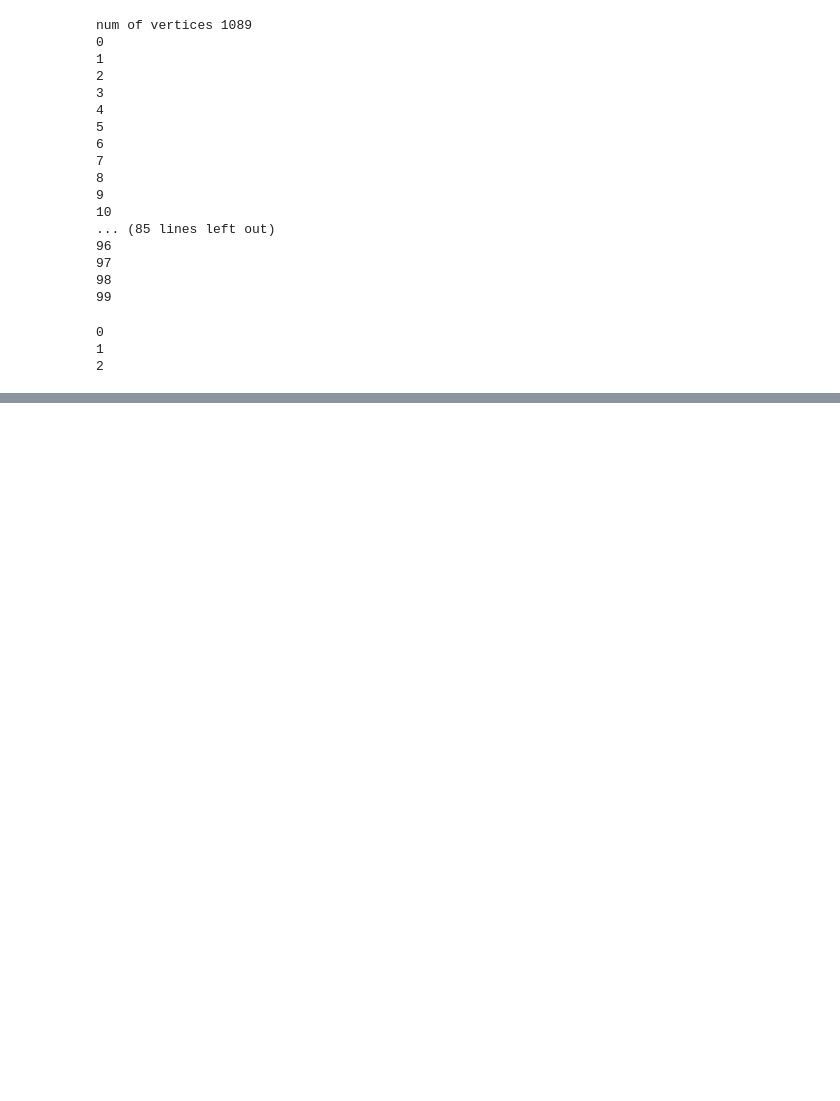
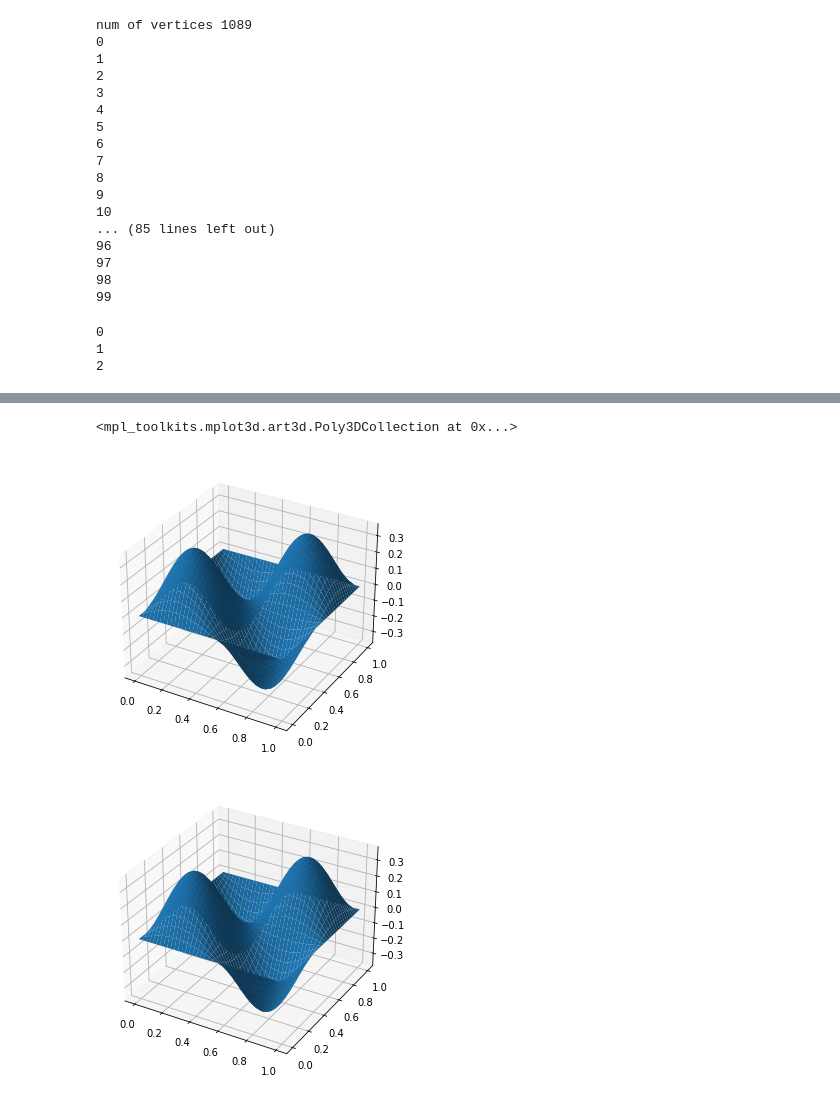
Before and after one commit to yl602019618/Heat_Control, a Jupyter notebook: main/POMDP/SFNO/Untitled-1.ipynb, the cells around one changed output, grey strips where cells are left out. Drawn from its saved outputs; the diff is of its cells as text; code cells hidden in the pictures; blank space fills up the shorter version.

```diff
--- a/main/POMDP/SFNO/Untitled-1.ipynb
+++ b/main/POMDP/SFNO/Untitled-1.ipynb
@@ -246,0 +277,71 @@ tensor([[0.7366],
+# %%
+import numpy as np
+from numpy import sin,cos,pi,exp
+import torch
+from model import Heat_forward
+def ture_u(x,y,t):
+    return np.sin(2*np.pi*x)*np.sin(2*np.pi*y)*np.exp(-t)
+
+def init_u(x,y):
+    return np.sin(2*np.pi*x)*np.sin(2*np.pi*y)
+
+def source(x,y,t):
+    k =1/16
+    return (-1+k*8*np.pi**2)*np.sin(2*np.pi*x)*np.sin(2*np.pi*y)*np.exp(-t)
+
+n_x = 40
+n_y = 40
+domain = [0,1,0,1]
+T = 1
+n_t  = 100
+x = np.linspace(domain[0],domain[1],n_x)
+y = np.linspace(domain[2],domain[3],n_y)
+t= np.linspace(0,T,n_t)
+dx = (domain[1] - domain[0])/n_x
+dy = (domain[3] - domain[2])/n_y
+dt = T/n_t
+alpha = 1/16
+r = alpha*dt/dx/dx
+fdm = Heat_forward(n_x =n_x,dt = dt , alpha = alpha)
+
+
+U = torch.Tensor(np.zeros((len(x),len(y),len(t),1)))
+
+node = (len(x))*(len(y))   #自由度个数
+
+
+#定义初值
+X,Y = np.meshgrid(x,y)
+
+U[:,:,0,0] = torch.Tensor(init_u(X,Y))
+
+
+time = 0
+
+for i in range(n_t-1):
+    time = time+dt
+    f_old = torch.Tensor(source(X,Y,time-dt)).unsqueeze(-1)
+    f_new = torch.Tensor(source(X,Y,time)).unsqueeze(-1)
+    input = torch.cat((f_old,U[:,:,i,:],f_new),2)
+    U[:,:,i+1,0] = fdm(input)
+#print(U[:,:,-1])
+TURE_U = ture_u(X,Y,1)   #t =1 时刻真解
+
+
+
+U1 = U[:,:,-1,0].detach().numpy()
+from mpl_toolkits.mplot3d import Axes3D
+import matplotlib.pyplot as plt
+fig = plt.figure()
+ax3d = Axes3D(fig)
+ax3d.plot_surface(X,Y,U1)
+#plt.savefig('1.png')
+
+fig = plt.figure()
+ax3d = Axes3D(fig)
+ax3d.plot_surface(X,Y,TURE_U)
+#plt.savefig('2.png')
+# %% [output]
+<mpl_toolkits.mplot3d.art3d.Poly3DCollection at 0x...>
+[figure, added]
+[figure, added]
```
Also changed, not shown: parts of 6 cells of this notebook, 9 other files.
